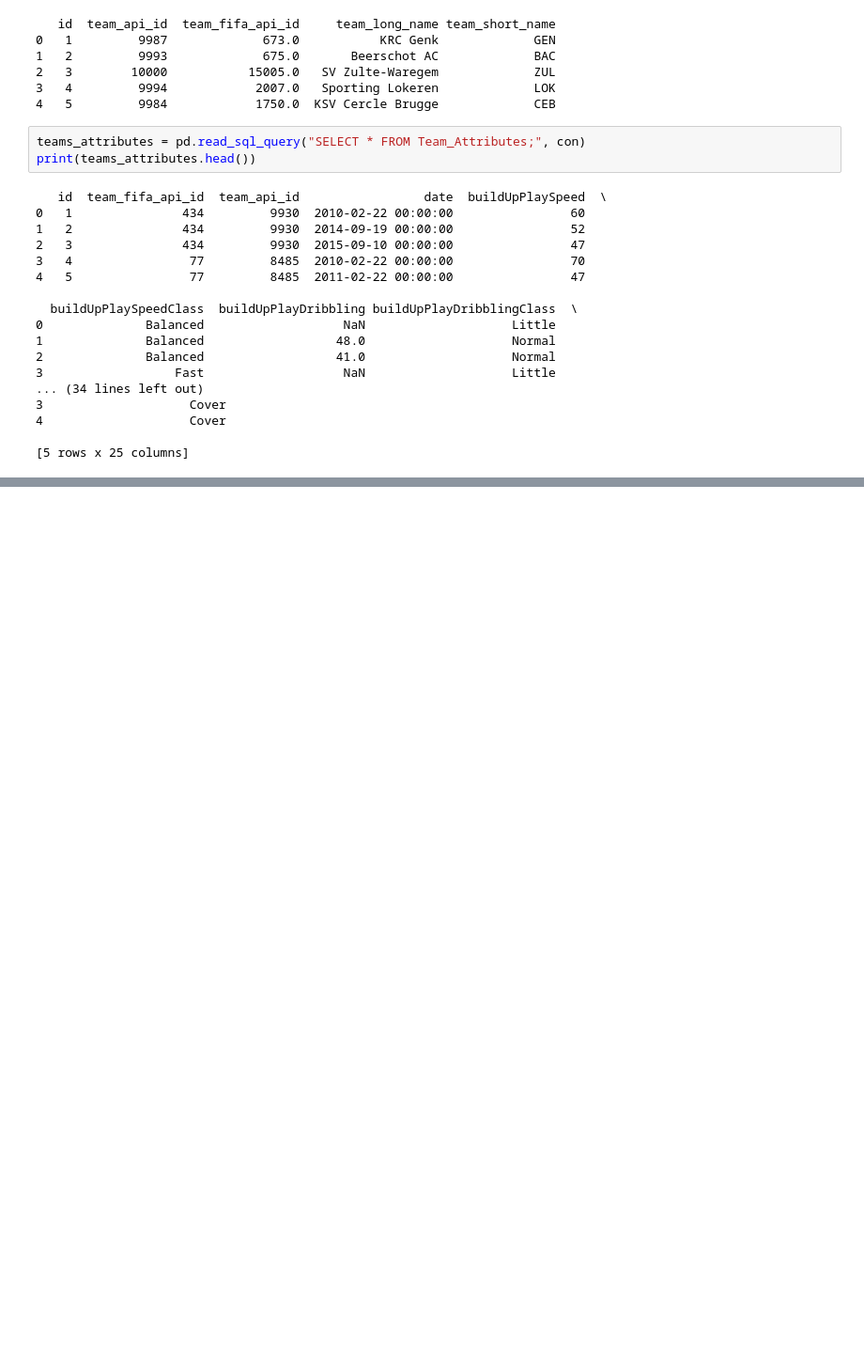
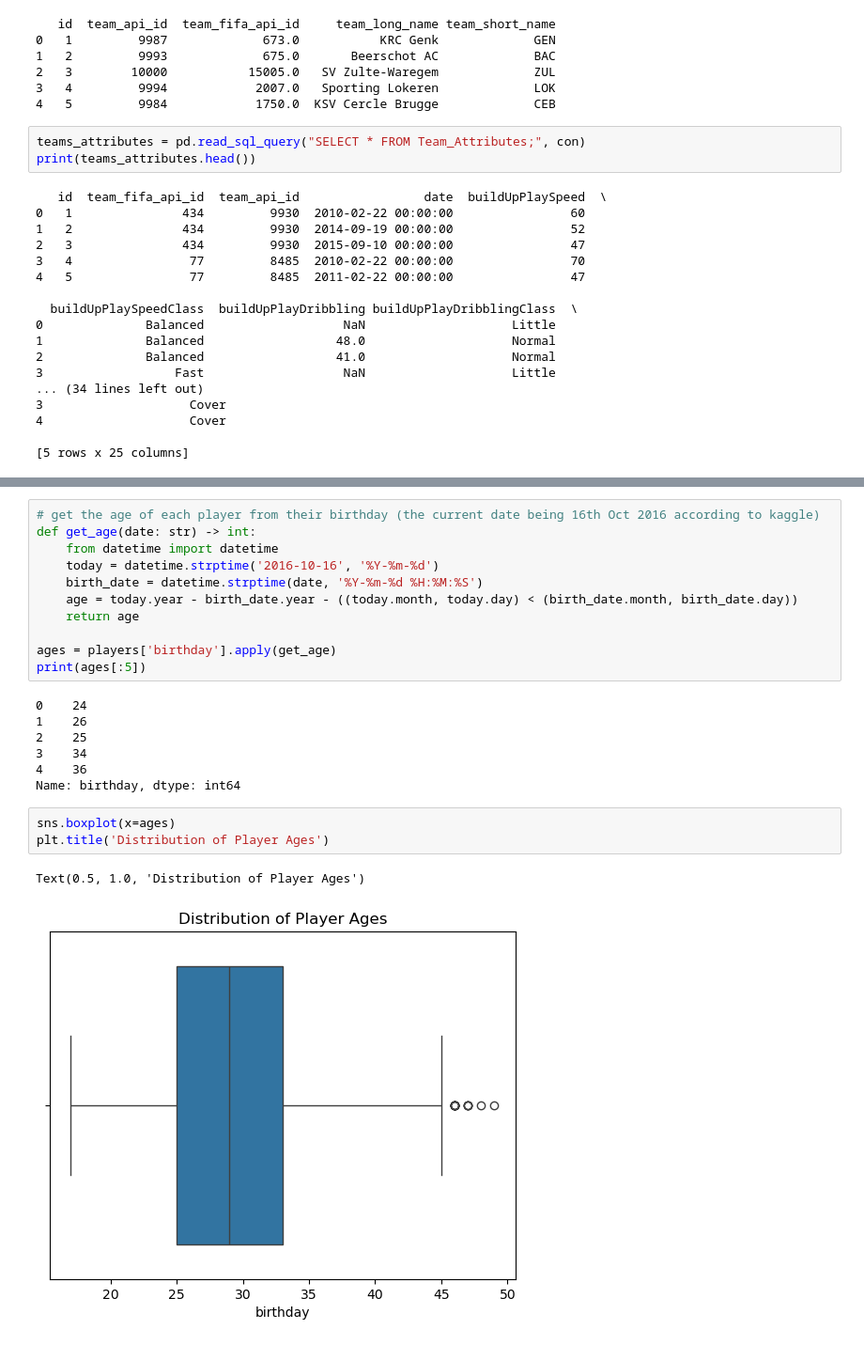
Before and after one commit to cretzu18/dataScienceMachineLearning, a Jupyter notebook: notebooks/european_soccer_eda.ipynb, the cells around one changed output, grey strips where cells are left out. Shown at 94% size. Saved outputs shown, nothing was run; the diff lists cells and outputs as text; blank space fills up the shorter version.

```diff
--- a/notebooks/european_soccer_eda.ipynb
+++ b/notebooks/european_soccer_eda.ipynb
@@ -154,0 +166,24 @@ print(teams_attributes.head())
+# %%
+# get the age of each player from their birthday (the current date being 16th Oct 2016 according to kaggle)
+def get_age(date: str) -> int:
+    from datetime import datetime
+    today = datetime.strptime('2016-10-16', '%Y-%m-%d')
+    birth_date = datetime.strptime(date, '%Y-%m-%d %H:%M:%S')
+    age = today.year - birth_date.year - ((today.month, today.day) < (birth_date.month, birth_date.day))
+    return age
+
+ages = players['birthday'].apply(get_age)
+print(ages[:5])
+# %% [output]
+0    24
+1    26
+2    25
+3    34
+4    36
+Name: birthday, dtype: int64
+# %%
+sns.boxplot(x=ages)
+plt.title('Distribution of Player Ages')
+# %% [output]
+Text(0.5, 1.0, 'Distribution of Player Ages')
+[figure, added]
```
Also changed, not shown: parts of 7 cells of this notebook.
